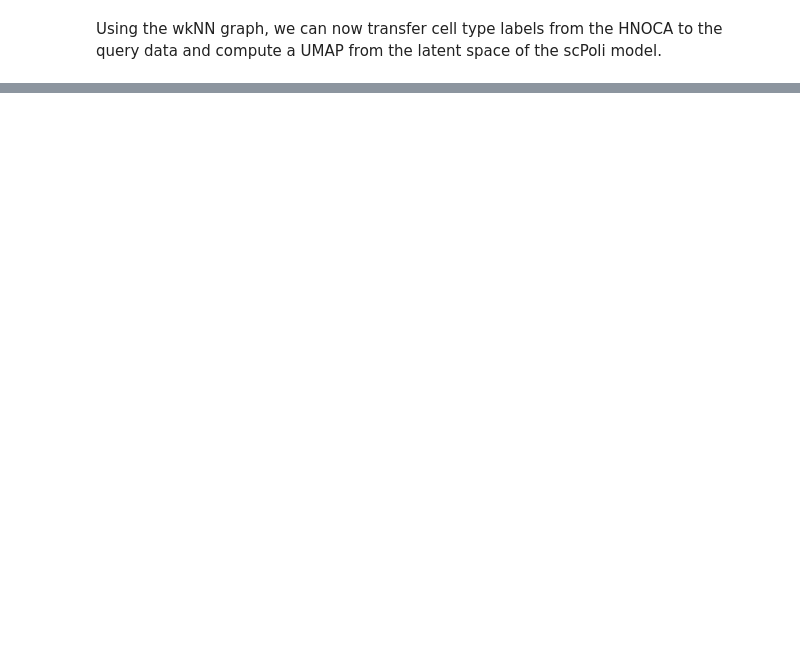
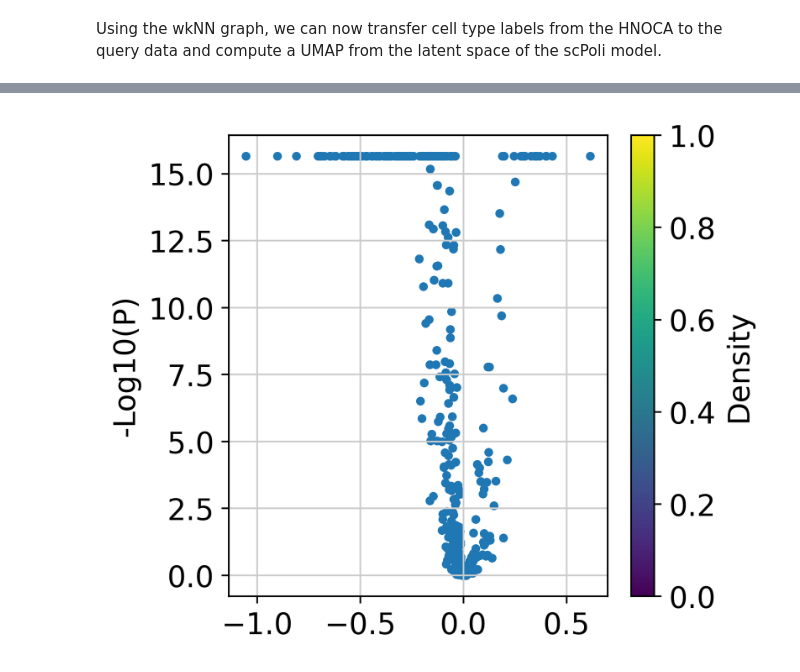
Before and after one commit to devsystemslab/HNOCA-tools, a Jupyter notebook: site/vignettes/atlas_mapping.ipynb, the cells around one changed output, grey strips where cells are left out. Saved outputs shown, nothing was run; the diff lists cells and outputs as text; code cells hidden in the pictures; blank space fills up the shorter version.

```diff
--- a/site/vignettes/atlas_mapping.ipynb
+++ b/site/vignettes/atlas_mapping.ipynb
@@ -109,0 +107,3 @@ Looks quite good! Now we can quantify the difference between the FXS dataset and
+# %%
+matched_adata = mapper.get_matched_expression()
+matched_adata
@@ -109,0 +115,9 @@ Looks quite good! Now we can quantify the difference between the FXS dataset and
+# %%
+paired_de = stats.test_de_paired(
+    query_adata,
+    matched_adata,
+    num_threads=4,
+    var_names=query_adata.var_names,
+    adjust_method="holm",
+)
+paired_de
@@ -109,0 +138,7 @@ Looks quite good! Now we can quantify the difference between the FXS dataset and
+# %%
+plt.scatter(paired_de['coef'], -np.log10(paired_de['pval']), s=10)
+plt.ylabel('-Log10(P)')
+plt.colorbar(label='Density')
+plt.show()
+# %% [output]
+[figure, added]
```
Also changed, not shown: parts of 9 cells of this notebook.
